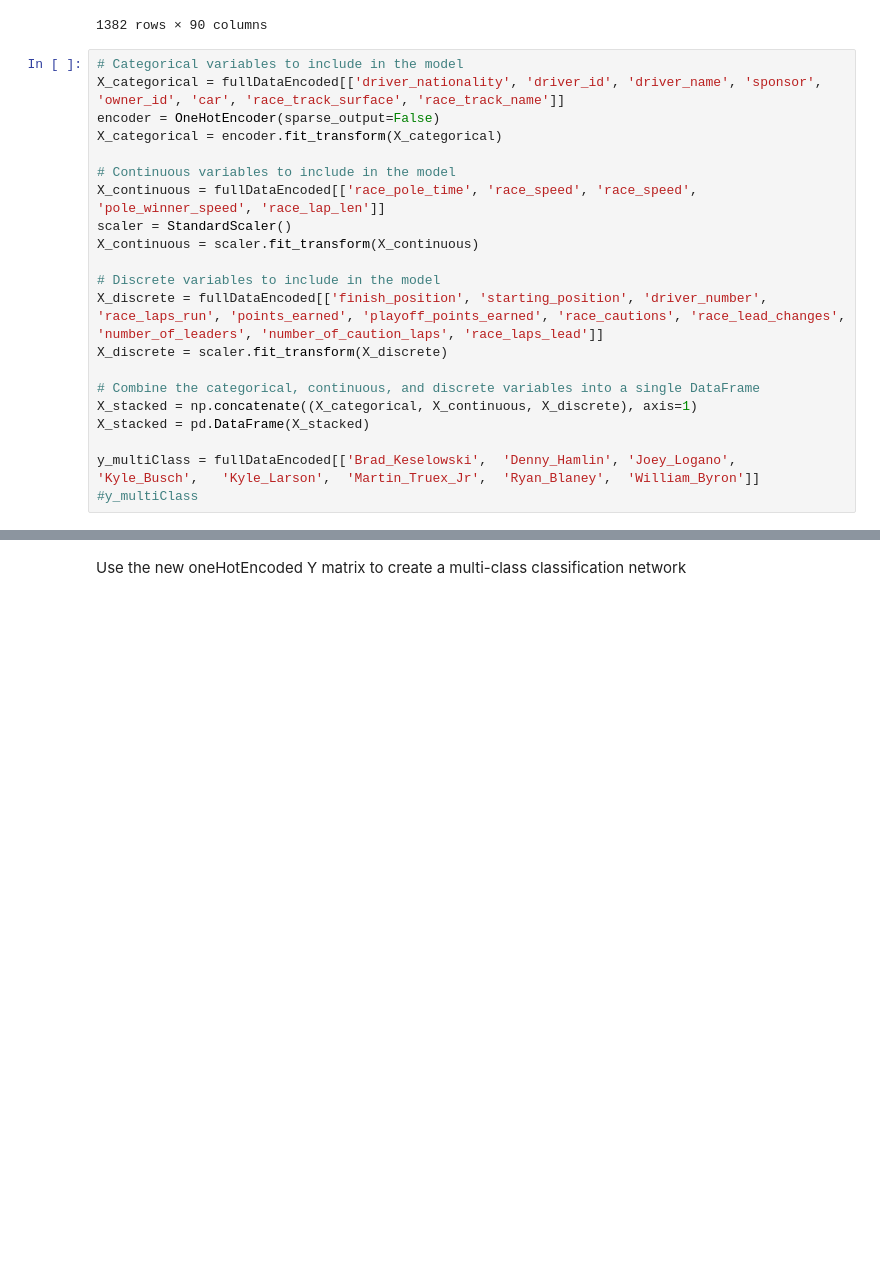
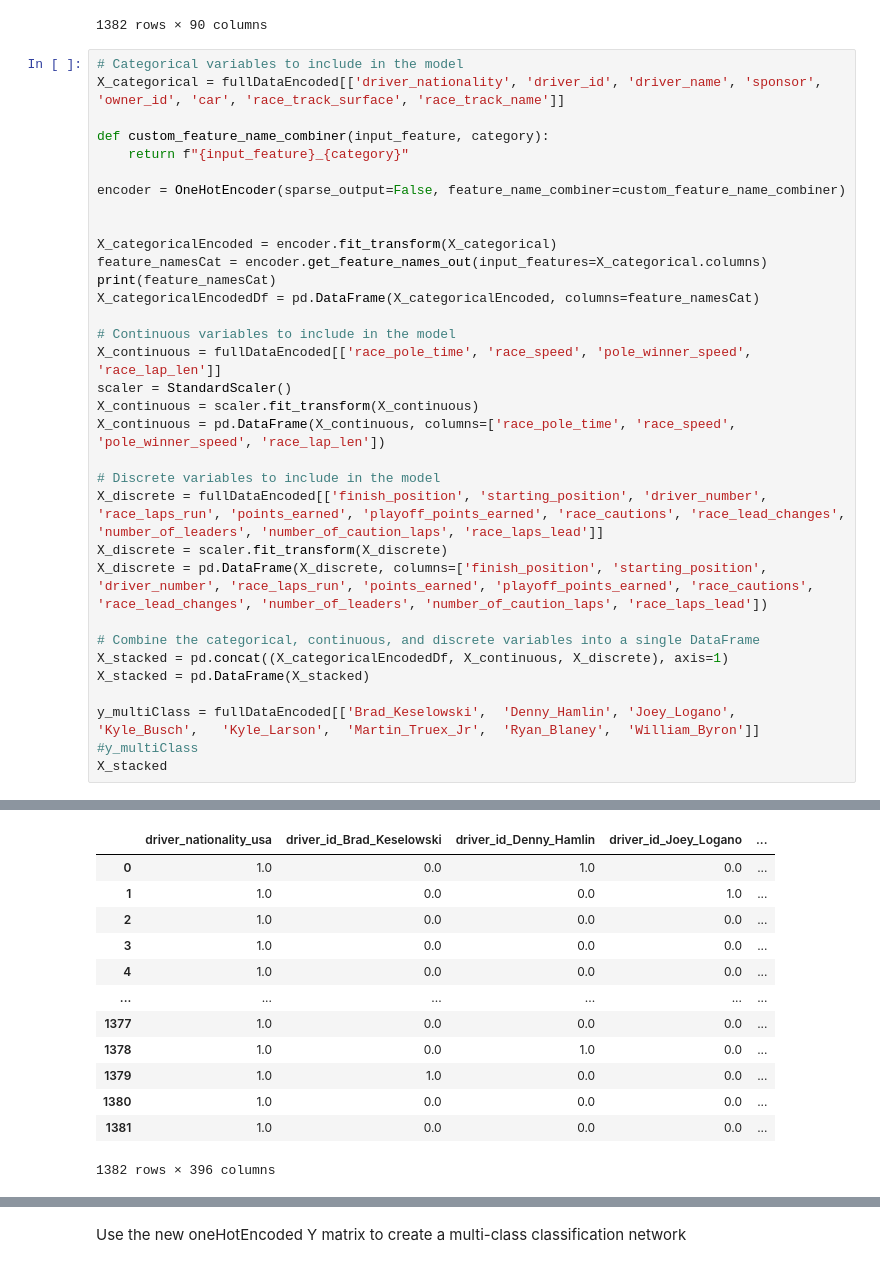
Before and after one commit to ermunroe/DS480Project, a Jupyter notebook: networkNotebook.ipynb, the cells around one changed output, grey strips where cells are left out. Drawn from its saved outputs; the diff is of its cells as text; blank space fills up the shorter version.

```diff
--- a/networkNotebook.ipynb
+++ b/networkNotebook.ipynb
@@ -368,21 +369,34 @@ fullDataEncoded
 # %%
 # Categorical variables to include in the model
 X_categorical = fullDataEncoded[['driver_nationality', 'driver_id', 'driver_name', 'sponsor', 'owner_id', 'car', 'race_track_surface', 'race_track_name']]
-encoder = OneHotEncoder(sparse_output=False)
-X_categorical = encoder.fit_transform(X_categorical)
+
+def custom_feature_name_combiner(input_feature, category):
+    return f"{input_feature}_{category}"
+
+encoder = OneHotEncoder(sparse_output=False, feature_name_combiner=custom_feature_name_combiner)
+
+
+X_categoricalEncoded = encoder.fit_transform(X_categorical)
+feature_namesCat = encoder.get_feature_names_out(input_features=X_categorical.columns)
+print(feature_namesCat)
+X_categoricalEncodedDf = pd.DataFrame(X_categoricalEncoded, columns=feature_namesCat)
 
 # Continuous variables to include in the model
-X_continuous = fullDataEncoded[['race_pole_time', 'race_speed', 'race_speed', 'pole_winner_speed', 'race_lap_len']]
+X_continuous = fullDataEncoded[['race_pole_time', 'race_speed', 'pole_winner_speed', 'race_lap_len']]
 scaler = StandardScaler()
 X_continuous = scaler.fit_transform(X_continuous)
+X_continuous = pd.DataFrame(X_continuous, columns=['race_pole_time', 'race_speed', 'pole_winner_speed', 'race_lap_len'])
 
 # Discrete variables to include in the model
 X_discrete = fullDataEncoded[['finish_position', 'starting_position', 'driver_number', 'race_laps_run', 'points_earned', 'playoff_points_earned', 'race_cautions', 'race_lead_changes', 'number_of_leaders', 'number_of_caution_laps', 'race_laps_lead']]
 X_discrete = scaler.fit_transform(X_discrete)
+X_discrete = pd.DataFrame(X_discrete, columns=['finish_position', 'starting_position', 'driver_number', 'race_laps_run', 'points_earned', 'playoff_points_earned', 'race_cautions', 'race_lead_changes', 'number_of_leaders', 'number_of_caution_laps', 'race_laps_lead'])
 
 # Combine the categorical, continuous, and discrete variables into a single DataFrame
-X_stacked = np.concatenate((X_categorical, X_continuous, X_discrete), axis=1)
+X_stacked = pd.concat((X_categoricalEncodedDf, X_continuous, X_discrete), axis=1)
 X_stacked = pd.DataFrame(X_stacked)
 
 y_multiClass = fullDataEncoded[['Brad_Keselowski',	'Denny_Hamlin',	'Joey_Logano',	'Kyle_Busch',	'Kyle_Larson',	'Martin_Truex_Jr',	'Ryan_Blaney',	'William_Byron']]
 #y_multiClass
+X_stacked
+# %% [output]
@@ -389 +420,14 @@ y_multiClass = fullDataEncoded[['Brad_Keselowski',	'Denny_Hamlin',	'Joey_Logano'
+|  | driver_nationality_usa | driver_id_Brad_Keselowski | driver_id_Denny_Hamlin | driver_id_Joey_Logano | ... |
+| 0 | 1.0 | 0.0 | 1.0 | 0.0 | ... |
+| 1 | 1.0 | 0.0 | 0.0 | 1.0 | ... |
+| 2 | 1.0 | 0.0 | 0.0 | 0.0 | ... |
+| 3 | 1.0 | 0.0 | 0.0 | 0.0 | ... |
+| 4 | 1.0 | 0.0 | 0.0 | 0.0 | ... |
+| ... | ... | ... | ... | ... | ... |
+| 1377 | 1.0 | 0.0 | 0.0 | 0.0 | ... |
+| 1378 | 1.0 | 0.0 | 1.0 | 0.0 | ... |
+| 1379 | 1.0 | 1.0 | 0.0 | 0.0 | ... |
+| 1380 | 1.0 | 0.0 | 0.0 | 0.0 | ... |
+| 1381 | 1.0 | 0.0 | 0.0 | 0.0 | ... |
+1382 rows × 396 columns
 # %%
```
Also changed, not shown: parts of 14 cells of this notebook.
